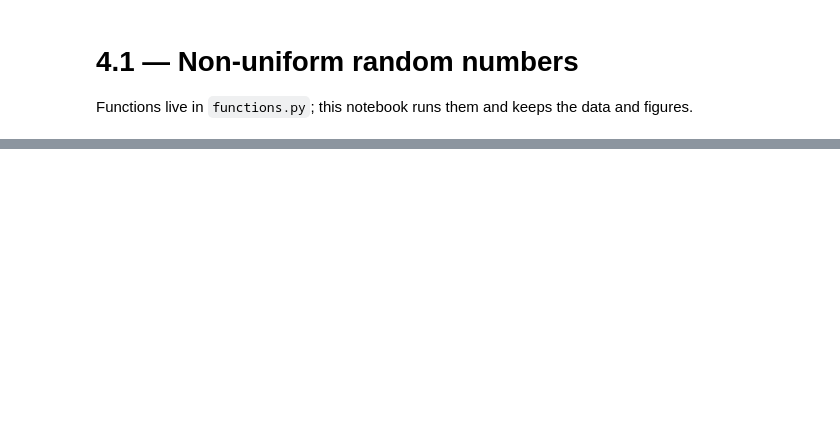
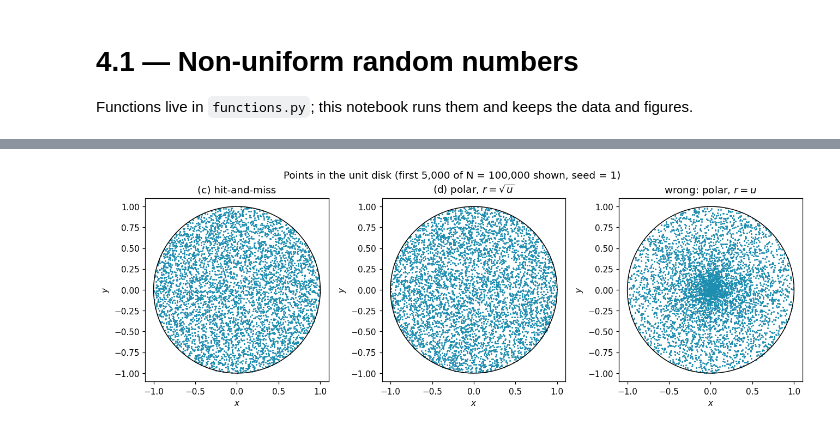
Before and after one commit to MathiMuts/Advanced-Monte-Carlo, a Jupyter notebook: Exercises/4.01-non-uniform-random-numbers/code.ipynb, the cells around one changed output, grey strips where cells are left out. Saved outputs shown, nothing was run; the diff lists cells and outputs as text; code cells hidden in the pictures; blank space fills up the shorter version.

```diff
--- a/Exercises/4.01-non-uniform-random-numbers/code.ipynb
+++ b/Exercises/4.01-non-uniform-random-numbers/code.ipynb
@@ -26,0 +117,8 @@ rng = np.random.default_rng(SEED)
+# %%
+x_hm, y_hm, acc_disk = disk_hit_and_miss(N, rng)
+
+# the acceptance is a binomial fraction, so its error is sqrt(p(1-p)/n_tried)
+n_tried = N / acc_disk
+err_disk = np.sqrt(acc_disk * (1 - acc_disk) / n_tried)
+print(f"acceptance = {acc_disk:.4f} ± {err_disk:.4f},  pi/4 = {np.pi / 4:.4f}")
+print(f"so pi is estimated as {4 * acc_disk:.4f} ± {4 * err_disk:.4f}")
@@ -26,0 +137,14 @@ rng = np.random.default_rng(SEED)
+# %%
+x_pol, y_pol = disk_polar(N, rng)
+x_naive, y_naive = disk_polar_naive(N, rng)
+
+fig, axes = plt.subplots(1, 3, figsize=(12, 4))
+plot_disk(axes[0], x_hm, y_hm, f"(c) hit-and-miss")
+plot_disk(axes[1], x_pol, y_pol, r"(d) polar, $r=\sqrt{u}$")
+plot_disk(axes[2], x_naive, y_naive, r"wrong: polar, $r=u$")
+fig.suptitle(f"Points in the unit disk (first 5,000 of N = {N:,} shown, seed = {SEED})")
+fig.tight_layout()
+save_figure(fig, "cd_disk_scatter")
+plt.show()
+# %% [output]
+[figure, added]
```
Also changed, not shown: parts of 18 cells of this notebook, 11 other files.
